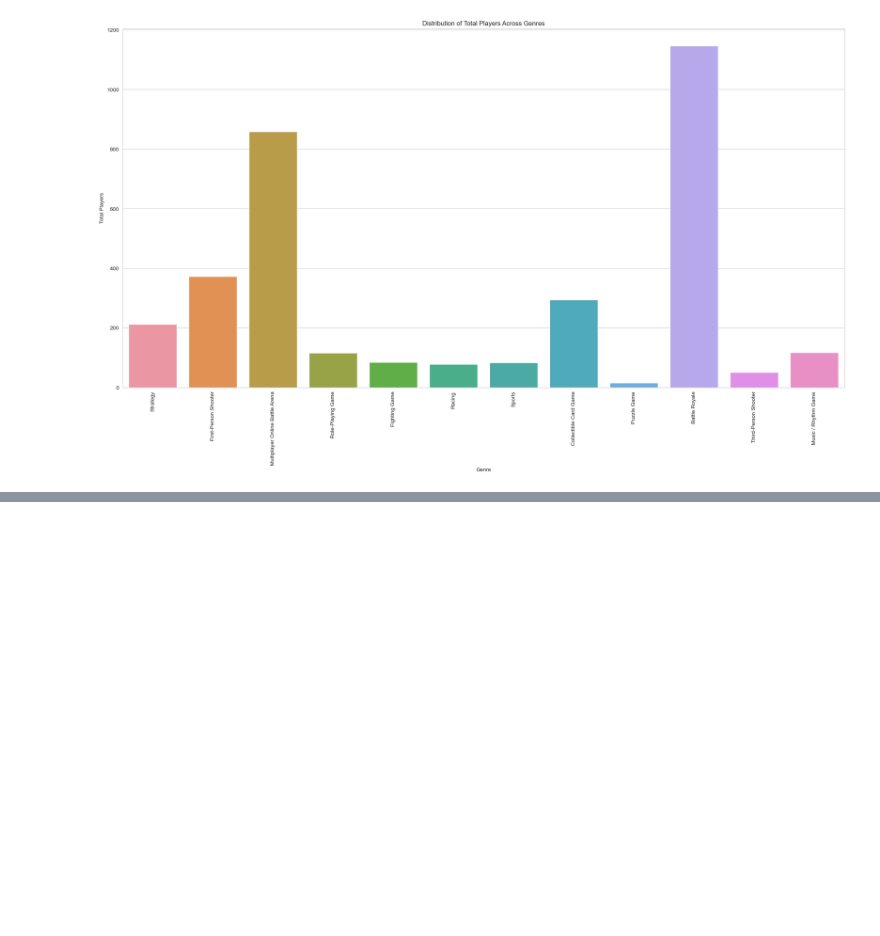
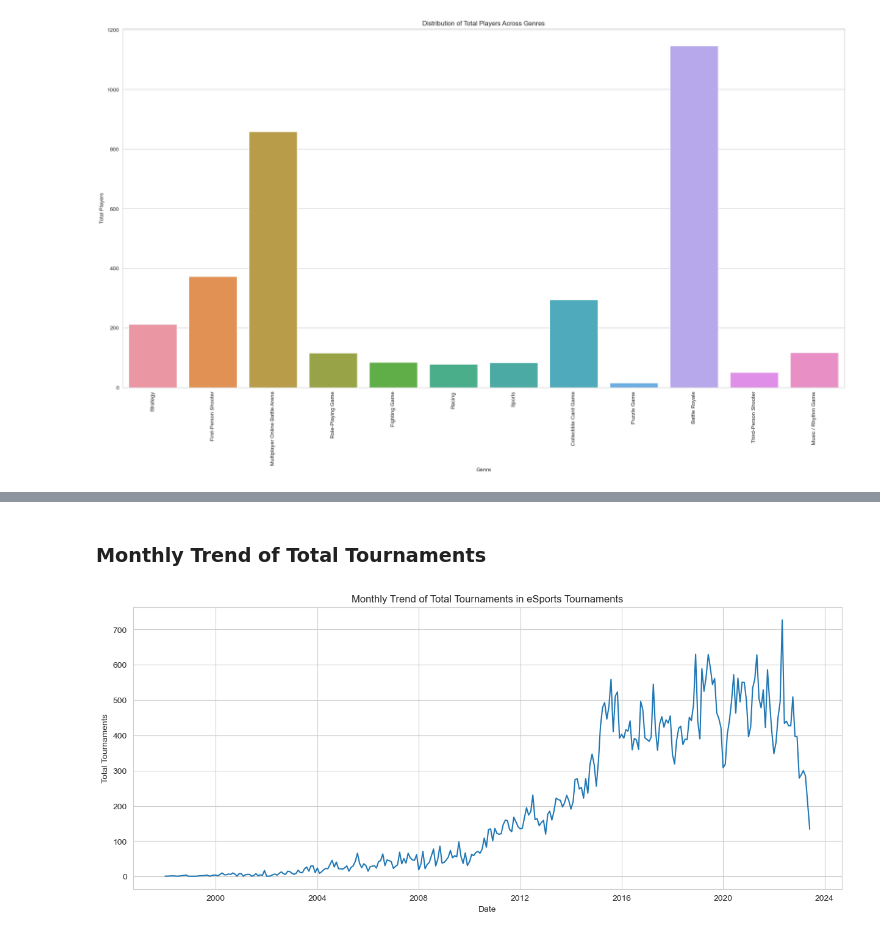
Before and after one commit to edwintyx/data-analysis-projects, a Jupyter notebook: eSports/Analysis/eSports Prize Analysis.ipynb, the cells around one changed output, grey strips where cells are left out. Cells and saved outputs as stored; diff of their text form; code cells hidden in the pictures; blank space fills up the shorter version.

```diff
--- a/eSports/Analysis/eSports Prize Analysis.ipynb
+++ b/eSports/Analysis/eSports Prize Analysis.ipynb
@@ -127,0 +182,15 @@ plt.show()
+# %% [markdown]
+### Monthly Trend of Total Tournaments
+# %%
+monthly_tournaments = historical_esport_data.groupby(historical_esport_data['Date'].dt.to_period("M")).sum()['Tournaments'].reset_index()
+monthly_tournaments['Date'] = monthly_tournaments['Date'].dt.to_timestamp()
+
+plt.figure(figsize=(15, 6))
+
+sns.lineplot(x='Date', y='Tournaments', data=monthly_tournaments)
+plt.title('Monthly Trend of Total Tournaments in eSports Tournaments')
+plt.ylabel('Total Tournaments')
+plt.xlabel('Date')
+plt.show()
+# %% [output]
+[figure, added]
```
Also changed, not shown: parts of 25 cells of this notebook.
